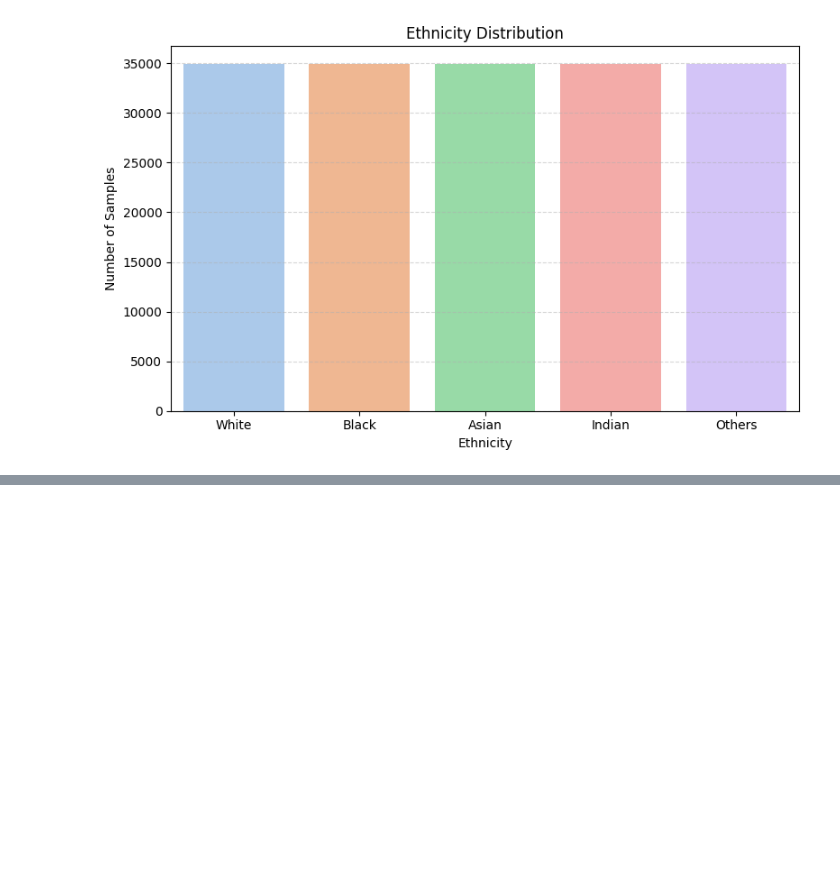
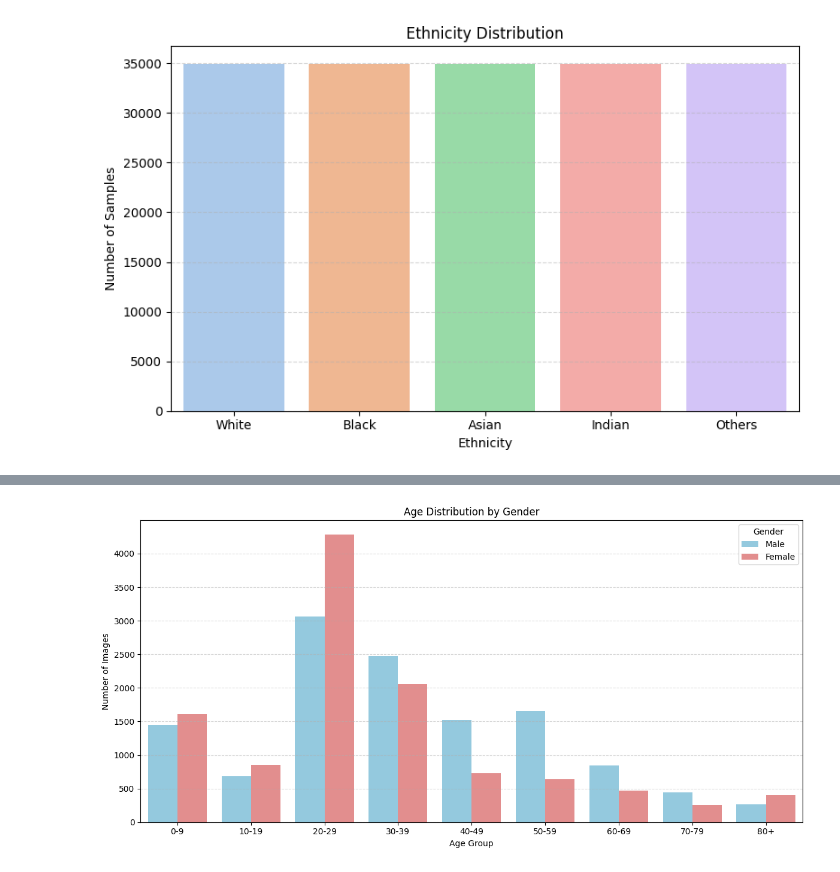
Before and after one commit to jhrug/TXAI2425, a Jupyter notebook: data_analysis.ipynb, the cells around one changed output, grey strips where cells are left out. Cells and saved outputs as stored; diff of their text form; code cells hidden in the pictures; blank space fills up the shorter version.

```diff
--- a/data_analysis.ipynb
+++ b/data_analysis.ipynb
@@ -146,0 +163,14 @@ Passing `palette` without assigning `hue` is deprecated and will be removed in v
+# %%
+plt.figure(figsize=(12, 6))
+sns.countplot(x='Age_Bin', hue='Gender_Label', data=df, order=labels,
+              palette=['skyblue', 'lightcoral'])
+
+plt.title('Age Distribution by Gender')
+plt.xlabel('Age Group')
+plt.ylabel('Number of Images')
+plt.legend(title='Gender')
+plt.grid(axis='y', linestyle='--', alpha=0.5)
+plt.tight_layout()
+plt.show()
+# %% [output]
+[figure, added]
```
Also changed, not shown: parts of 3 cells of this notebook.
